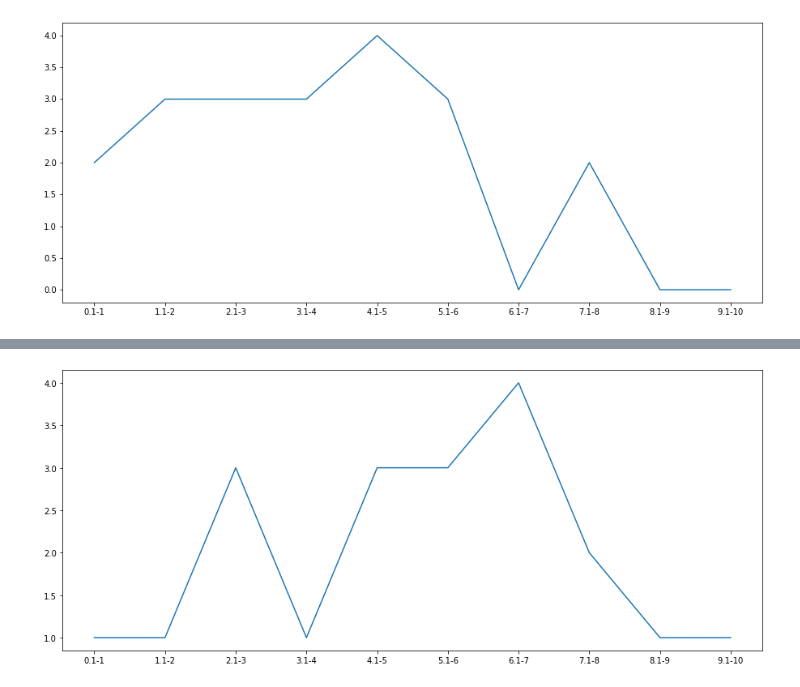
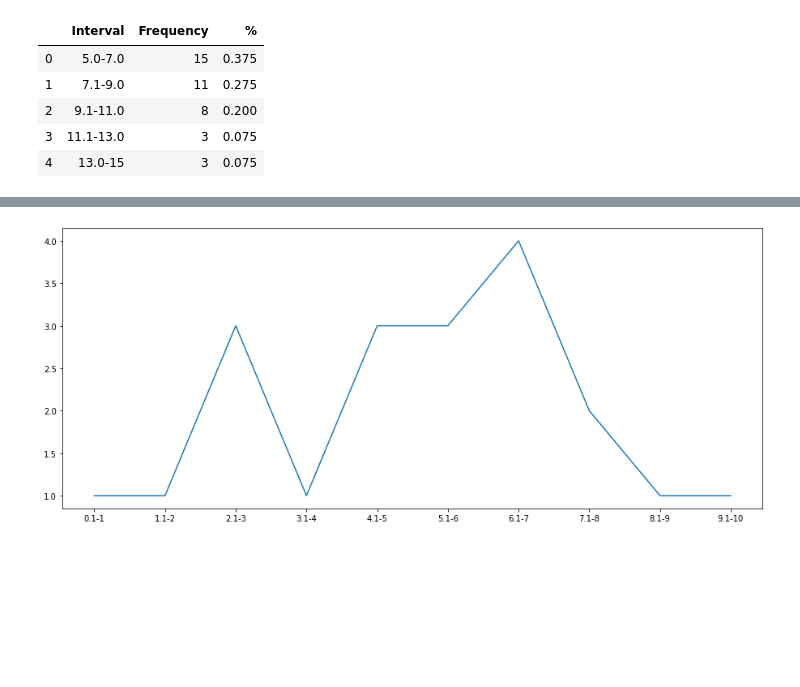
Before and after one commit to amitsanger3/frequency_distribution, a Jupyter notebook: Untitled.ipynb, the cells around one changed output, grey strips where cells are left out. Drawn from its saved outputs; the diff is of its cells as text; code cells hidden in the pictures; blank space fills up the shorter version.

```diff
--- a/Untitled.ipynb
+++ b/Untitled.ipynb
@@ -201,4 +218,11 @@ print(xp3)
-# %%
-xb.evaluation(data_range)
-# %% [output]
-[figure, removed]
+# %%
+xp = xr.classification(datarange2)
+# %%
+xp.head()
+# %% [output]
+|  | Interval | Frequency | % |
+| 0 | 5.0-7.0 | 15 | 0.375 |
+| 1 | 7.1-9.0 | 11 | 0.275 |
+| 2 | 9.1-11.0 | 8 | 0.200 |
+| 3 | 11.1-13.0 | 3 | 0.075 |
+| 4 | 13.0-15 | 3 | 0.075 |
```
Also changed, not shown: parts of 19 cells of this notebook.
